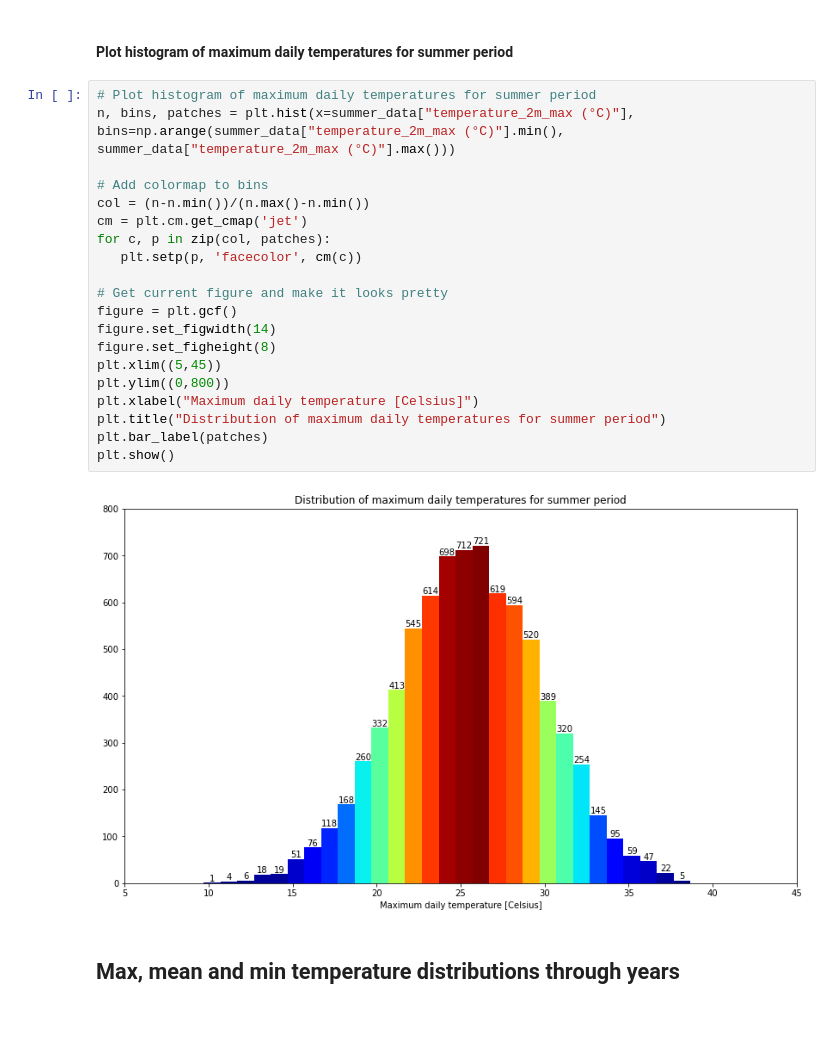
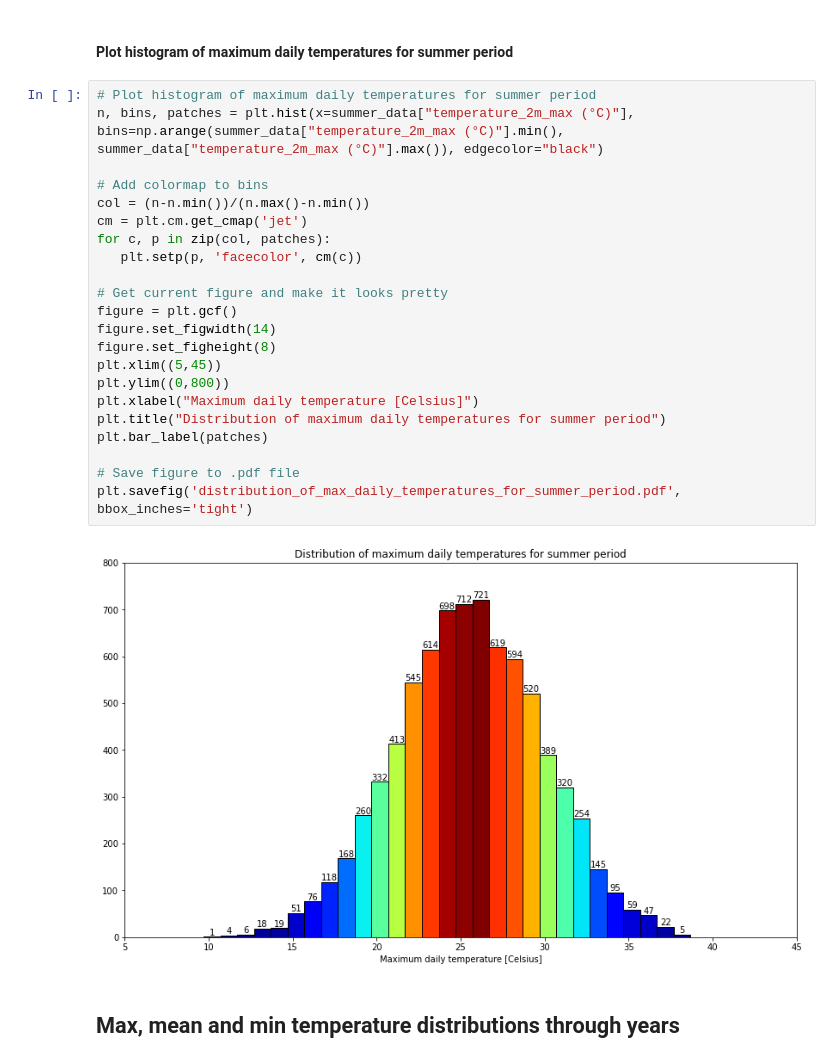
Before and after one commit to cimbaIG/Weather_data_Zagreb, a Jupyter notebook: weather_data_zagreb.ipynb, the cells around one changed output. Saved outputs shown, nothing was run; the diff lists cells and outputs as text; blank space fills up the shorter version.

Commit message:
Histogram corrections

```diff
--- a/weather_data_zagreb.ipynb
+++ b/weather_data_zagreb.ipynb
@@ -887,26 +887,28 @@ summer_data
 #### Plot histogram of maximum daily temperatures for summer period
 # %%
 # Plot histogram of maximum daily temperatures for summer period
-n, bins, patches = plt.hist(x=summer_data["temperature_2m_max (°C)"], bins=np.arange(summer_data["temperature_2m_max (°C)"].min(), summer_data["temperature_2m_max (°C)"].max()))
+n, bins, patches = plt.hist(x=summer_data["temperature_2m_max (°C)"], bins=np.arange(summer_data["temperature_2m_max (°C)"].min(), summer_data["temperature_2m_max (°C)"].max()), edgecolor="black")
 
 # Add colormap to bins
 col = (n-n.min())/(n.max()-n.min())
 cm = plt.cm.get_cmap('jet')
 for c, p in zip(col, patches):
    plt.setp(p, 'facecolor', cm(c))
 
 # Get current figure and make it looks pretty
 figure = plt.gcf()
 figure.set_figwidth(14)
 figure.set_figheight(8)
 plt.xlim((5,45))
 plt.ylim((0,800))
 plt.xlabel("Maximum daily temperature [Celsius]")
 plt.title("Distribution of maximum daily temperatures for summer period")
 plt.bar_label(patches)
-plt.show()
+
+# Save figure to .pdf file
+plt.savefig('distribution_of_max_daily_temperatures_for_summer_period.pdf', bbox_inches='tight')
 # %% [output]
-[figure, old version]
+[figure, new version]
 # %% [markdown]
 ## Max, mean and min temperature distributions through years
 # %% [markdown]
```
Also changed, not shown: 15 other files.
